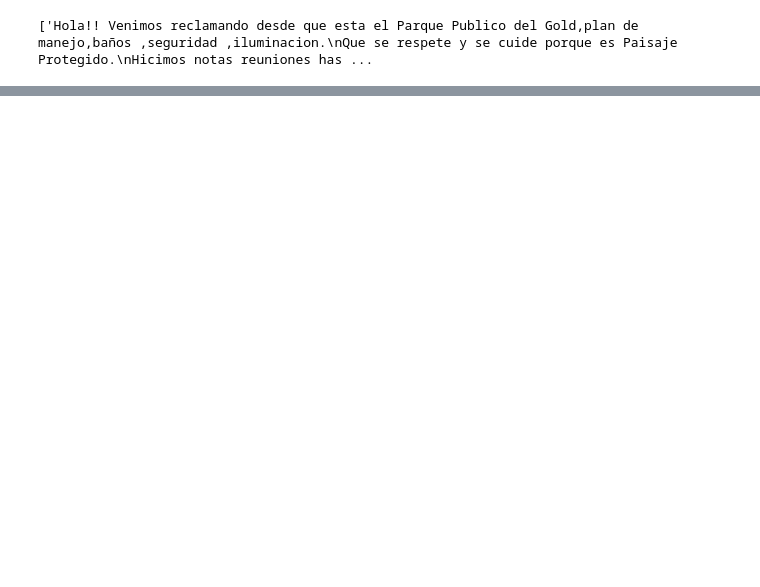
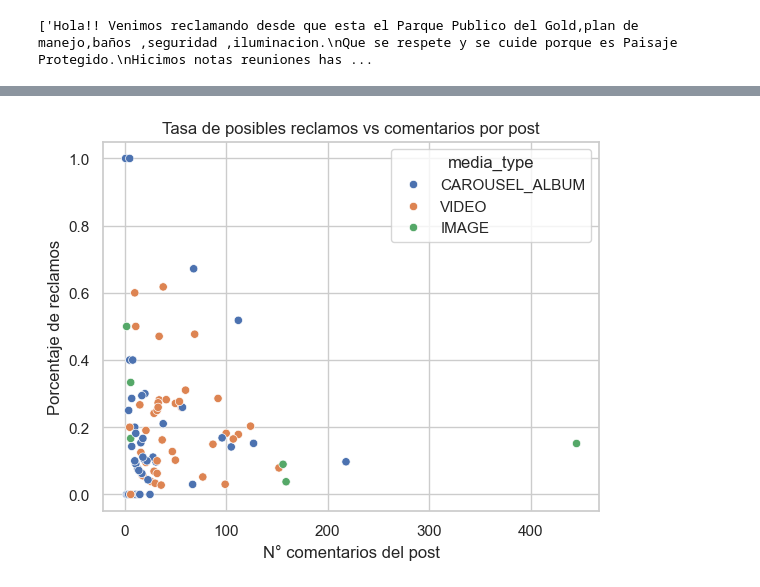
Before and after one commit to Pericsen/sanisi-redes, a Jupyter notebook: src/instagram/EDA/ig_comments_eda.ipynb, the cells around one changed output, grey strips where cells are left out. Saved outputs shown, nothing was run; the diff lists cells and outputs as text; code cells hidden in the pictures; blank space fills up the shorter version.

```diff
--- a/src/instagram/EDA/ig_comments_eda.ipynb
+++ b/src/instagram/EDA/ig_comments_eda.ipynb
@@ -599,0 +576,24 @@ df_tok.sort_values('log_odds', ascending=False).head(20)
+# %%
+# %%% Agrupar y calcular tasa de reclamos por post %%%
+post_stats = (
+    df_filtered
+    .groupby('post_id')
+    .agg(
+        comp_rate        = ('possible_complaint', 'mean'),
+        post_likes       = ('post_likes', 'first'),
+        post_comments    = ('post_comments_count', 'first'),
+        caption_len_chars= ('post_caption', lambda x: x.str.len().iloc[0]),
+        media_type       = ('post_media_type', 'first')
+    )
+    .reset_index()
+)
+
+# Scatter: comp_rate vs post_comments
+import seaborn as sns
+sns.scatterplot(data=post_stats, x='post_comments', y='comp_rate', hue='media_type')
+plt.title('Tasa de posibles reclamos vs comentarios por post')
+plt.xlabel('N° comentarios del post')
+plt.ylabel('Porcentaje de reclamos')
+plt.show()
+# %% [output]
+[figure, added]
```
Also changed, not shown: parts of 37 cells of this notebook.
